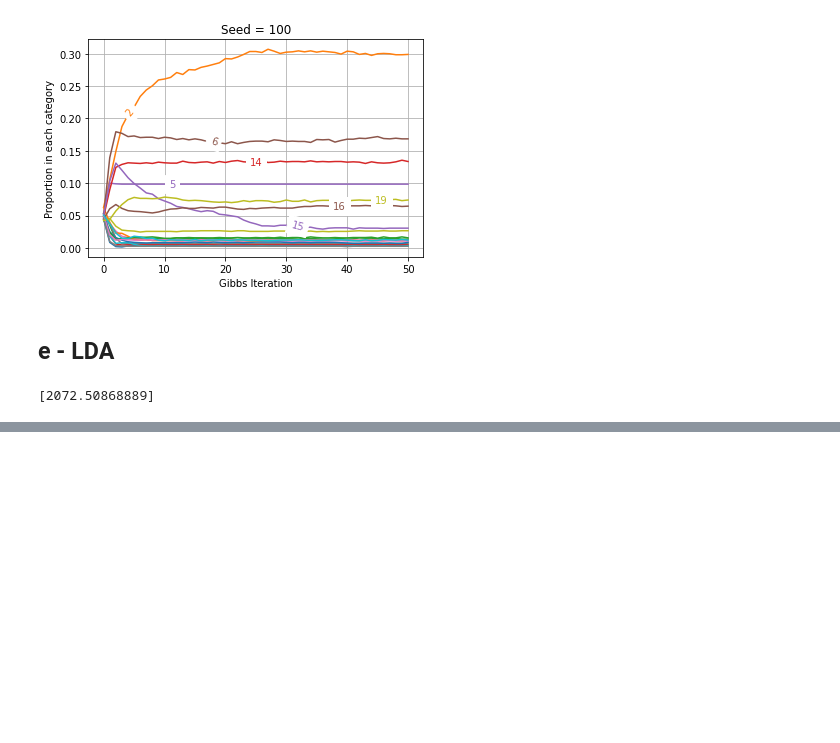
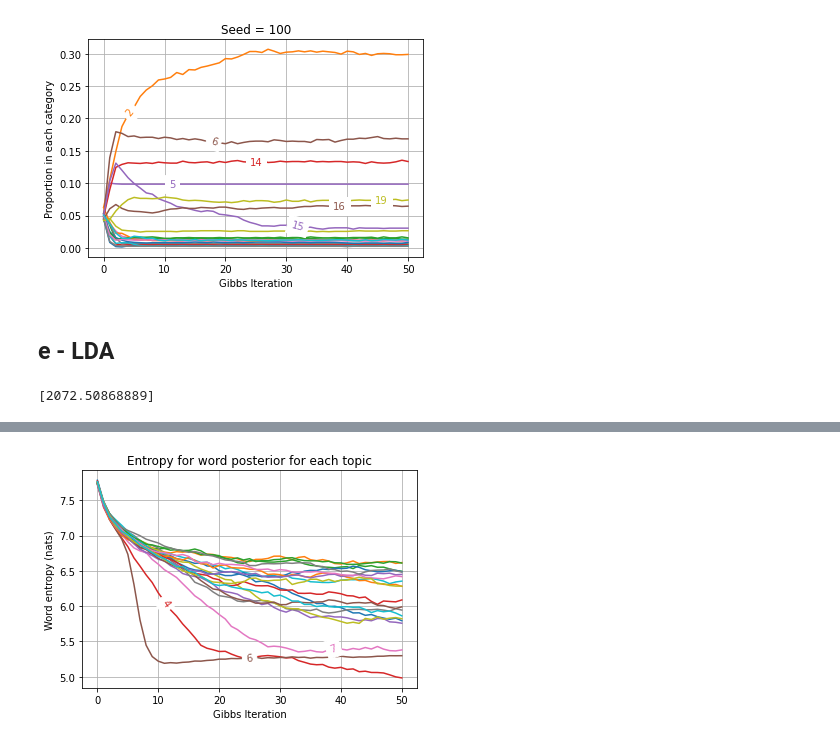
Before and after one commit to LozzaTray/4F10, a Jupyter notebook: C3/code/cw3.ipynb, the cells around one changed output, grey strips where cells are left out. Cells and saved outputs as stored; diff of their text form; code cells hidden in the pictures; blank space fills up the shorter version.

```diff
--- a/C3/code/cw3.ipynb
+++ b/C3/code/cw3.ipynb
@@ -269,27 +304,30 @@ plt.show()
 # %%
 def compute_entropy(vector):
     scale = np.sum(vector)
     normalised = vector / scale
-    return np.dot(normalised, np.log(normalised))
+    return - np.dot(normalised, np.log(normalised))
 
 topic_entropies = np.zeros((K, num_gibbs_iters+1))
 for k in range(0, K):
     for it in range(0, num_gibbs_iters + 1):
-        topic_entropies[k, it] = compute_entropy(words_by_iteration[:, k, it])
+        entropy = compute_entropy(word_counts_by_id_topic_it[:, k, it] + gamma)
+        topic_entropies[k, it] = entropy
 
 plt.figure()
 num_points = 50
 iters = range(0, num_points+1)
-cutoff = 10
+cutoff = 6
 for k in range(0, K):
     vals = topic_entropies[k, 0:num_points+1]
     mean = np.mean(vals)
-    label = str(k+1) if mean > cutoff else ""
-    plt.plot(iters, topic_entropies, label=label)
+    label = str(k+1) if mean < cutoff else ""
+    plt.plot(iters, vals, label=label)
 
 plt.grid()
 plt.title("Entropy for word posterior for each topic")
 plt.xlabel("Gibbs Iteration")
 plt.ylabel("Word entropy (nats)")
 labelLines(plt.gca().get_lines())
 plt.show()
+# %% [output]
+[figure, added]
```
Also changed, not shown: parts of 7 cells of this notebook, 10 other files.
